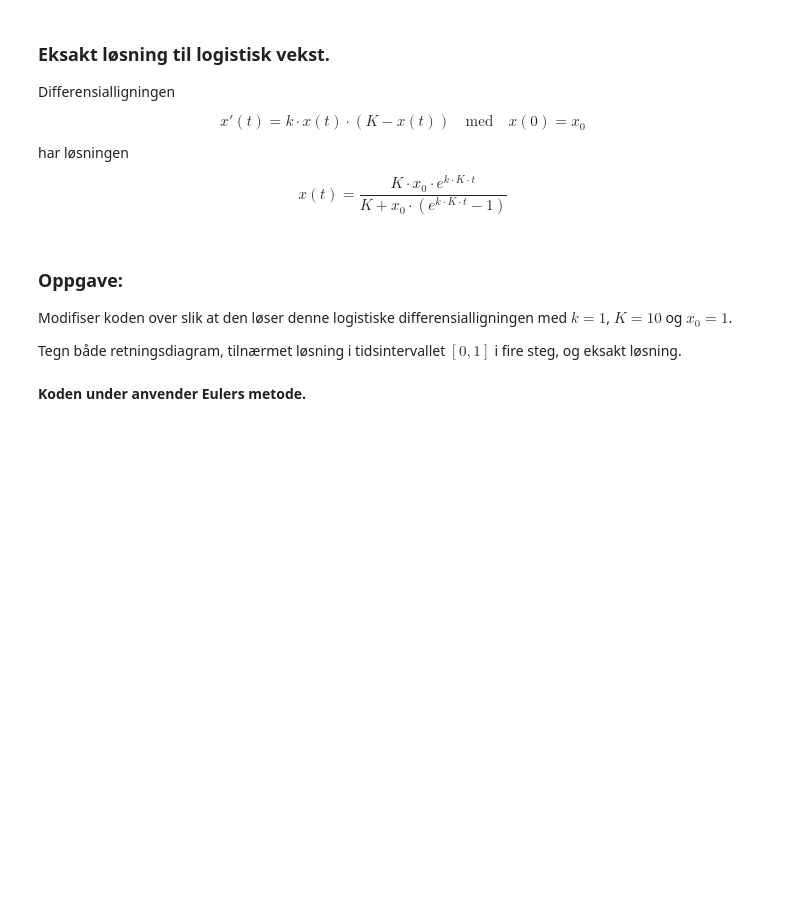
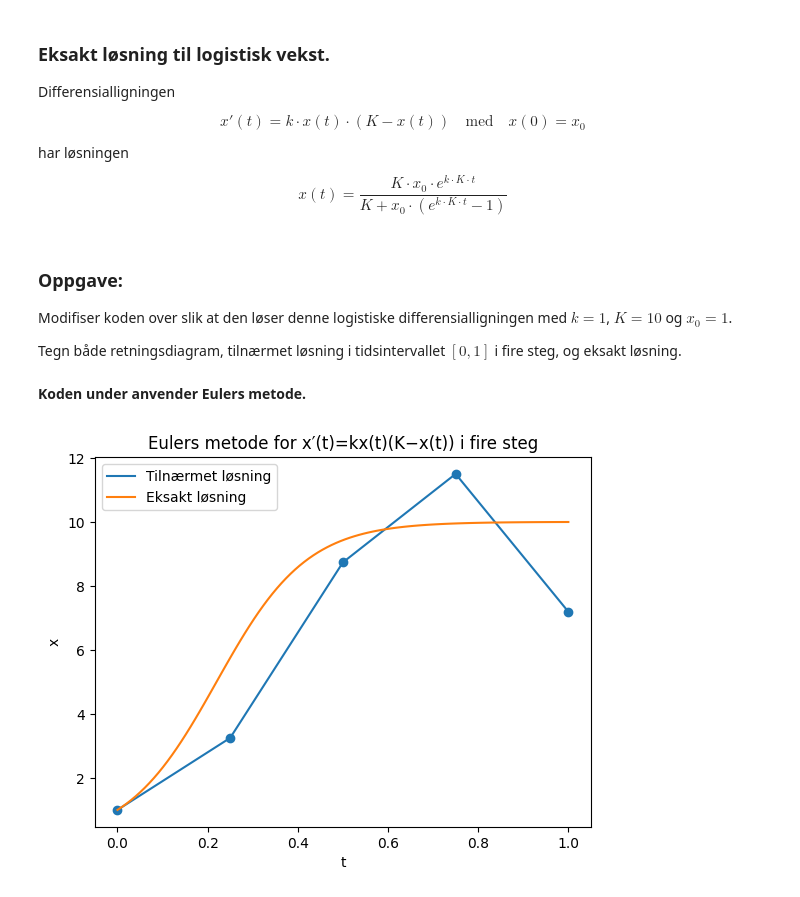
Before and after one commit to mbr085/V26MAT102, a Jupyter notebook: notebooks/uke6/Logistisk_Vekst.ipynb, the cells around one changed output. Cells and saved outputs as stored; diff of their text form; code cells hidden in the pictures; blank space fills up the shorter version.

```diff
--- a/notebooks/uke6/Logistisk_Vekst.ipynb
+++ b/notebooks/uke6/Logistisk_Vekst.ipynb
@@ -96,16 +97,19 @@ def xx(t):
 # %%
 # Vi plotter resultatet, med prikker for tallene vi beregnet i Eulers metode
 # sammen med den eksakte løsningen til diffligningen.
 
 import matplotlib.pyplot as plt
 
-plt.plot(t_values, x_values)
+plt.plot(t_values, x_values, label='Tilnærmet løsning')
 plt.scatter(t_values, x_values)
 t = np.linspace(t0, tn, 100)
-plt.plot(t, xx(t))
+plt.plot(t, xx(t), label='Eksakt løsning')
 plt.xlabel('t')
 plt.ylabel('x')
+plt.legend(loc='upper left')
 plt.title(r"Eulers metode for x′(t)=kx(t)(K−x(t)) i fire steg");
+# %% [output]
+[figure, added]
 # %%
 # @title Plot med retningsdiagram og steg av metoden til Euler
 # Definer funksjonen y(x) = e^x
```
Also changed, not shown: parts of 3 cells of this notebook.
